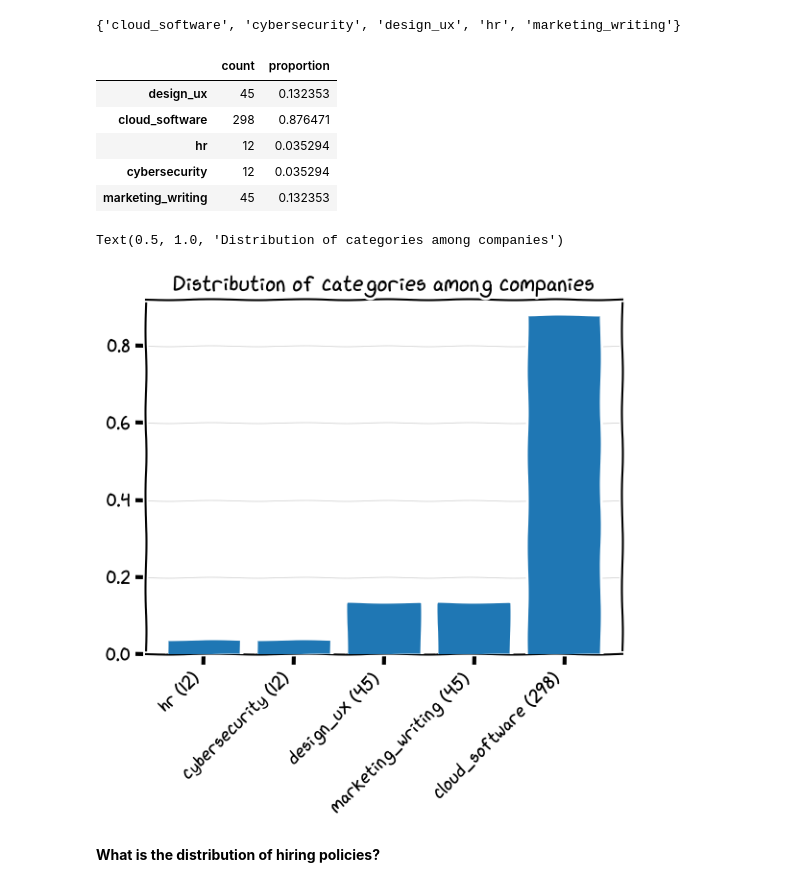
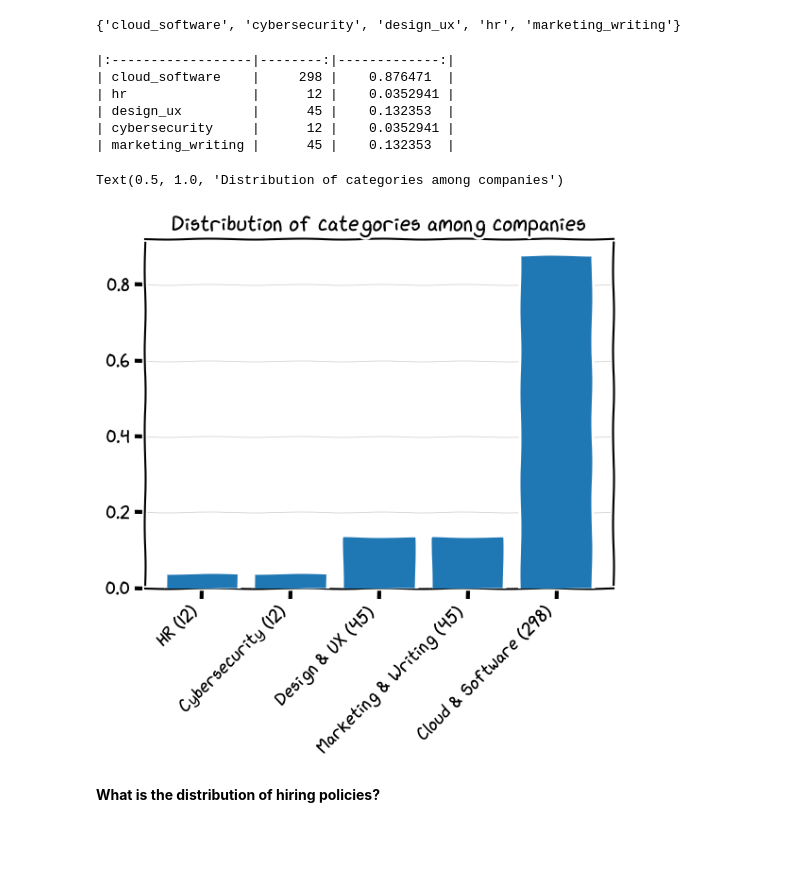
Before and after one commit to FrancescoManfredi/AIRV-analysis, a Jupyter notebook: workbench.ipynb, the cells around one changed output. Cells and saved outputs as stored; diff of their text form; code cells hidden in the pictures; blank space fills up the shorter version.

```diff
--- a/workbench.ipynb
+++ b/workbench.ipynb
@@ -393,26 +392,33 @@ categories_counts_df.insert(
     value=categories_counts_df.loc[:, "count"]/len(companies_df)
 )
 # %%
-categories_counts_df
+print(categories_counts_df.to_markdown())
 # %% [output]
-|  | count | proportion |
-| design_ux | 45 | 0.132353 |
-| cloud_software | 298 | 0.876471 |
-| hr | 12 | 0.035294 |
-| cybersecurity | 12 | 0.035294 |
-| marketing_writing | 45 | 0.132353 |
+|:------------------|--------:|-------------:|
+| cloud_software    |     298 |    0.876471  |
+| hr                |      12 |    0.0352941 |
+| design_ux         |      45 |    0.132353  |
+| cybersecurity     |      12 |    0.0352941 |
+| marketing_writing |      45 |    0.132353  |
 # %%
 temp_df = categories_counts_df.sort_values(by="proportion")
-x_labels = [f"{t} ({c})" for t,c in zip(temp_df.index, temp_df.loc[:, "count"])]
+x_pretty = {
+    "hr": "HR",
+    "cybersecurity": "Cybersecurity",
+    "marketing_writing": "Marketing & Writing",
+    "design_ux": "Design & UX",
+    "cloud_software": "Cloud & Software"
+}
+x_labels = [f"{x_pretty[t]} ({c})" for t,c in zip(temp_df.index, temp_df.loc[:, "count"])]
 fig, ax1 = plt.subplots()
 ax1.bar(height=temp_df.loc[:, "proportion"], x=x_labels, zorder=3)
 ax1.set_xticks(range(len(temp_df.index)))
 ax1.set_xticklabels(x_labels, rotation=45, fontdict={"horizontalalignment": "right"})
 ax1.grid(visible=True, axis="y", color=(0.8,0.8,0.8), zorder=0, lw=0.5)
 plt.title("Distribution of categories among companies")
 # %% [output]
 Text(0.5, 1.0, 'Distribution of categories among companies')
-[figure, old version]
+[figure, new version]
 # %% [markdown]
 **What is the distribution of hiring policies?**
 # %%
```
Also changed, not shown: parts of 22 cells of this notebook, 1 other file.
